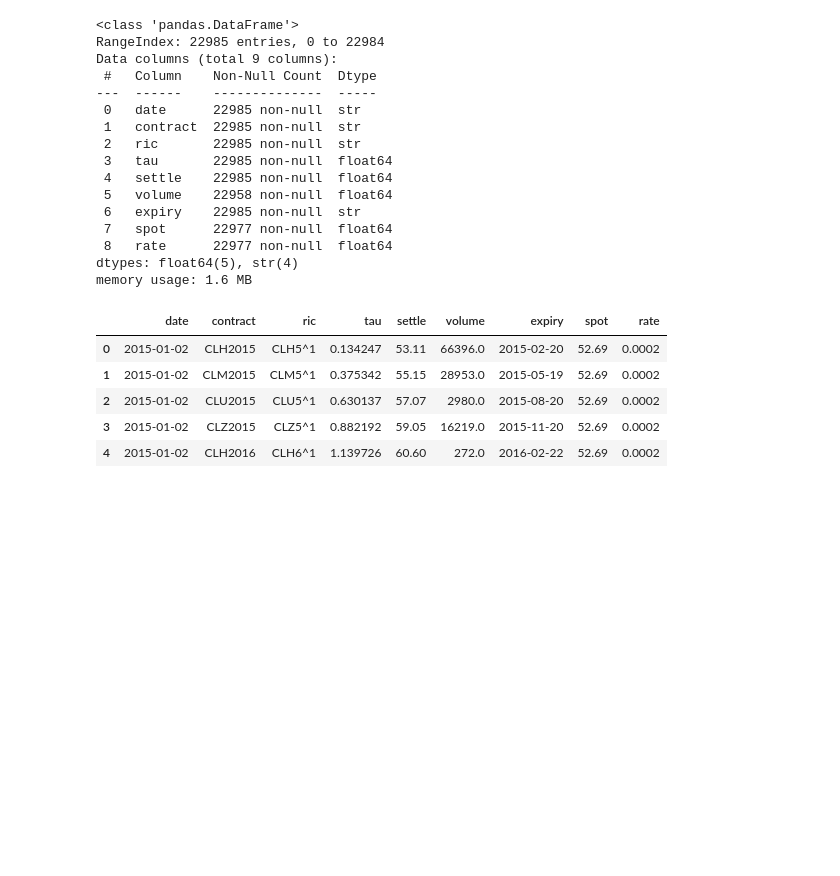
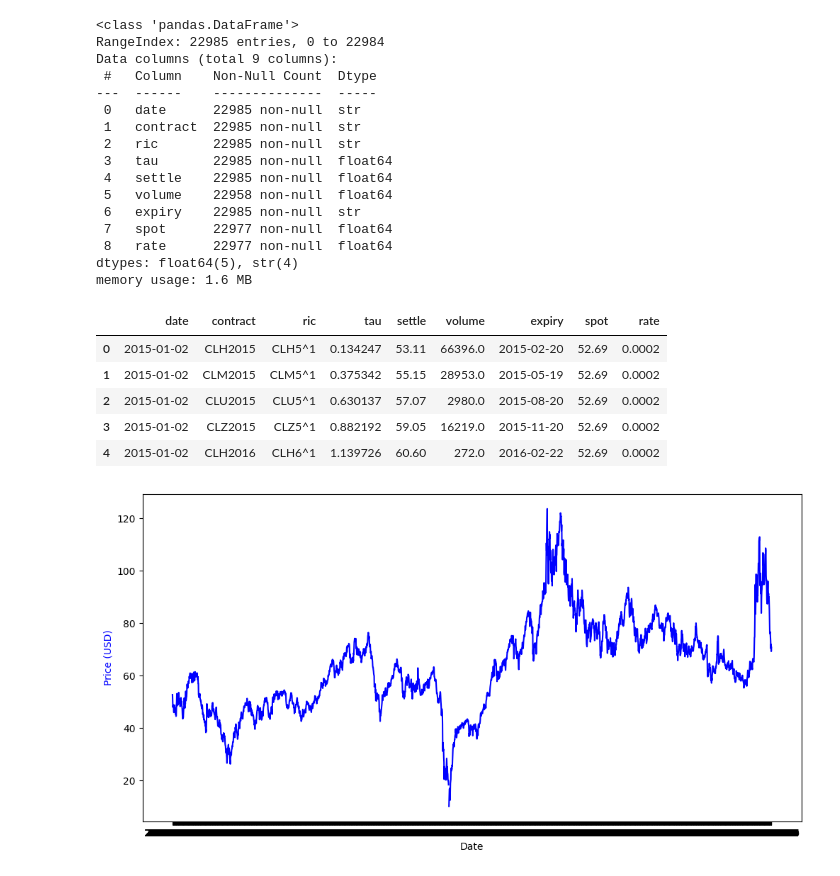
Before and after one commit to Metahemeralism/AP-PEN, a Jupyter notebook: notebooks/data_exploration.ipynb, the cells around one changed output. Cells and saved outputs as stored; diff of their text form; code cells hidden in the pictures; blank space fills up the shorter version.

```diff
--- a/notebooks/data_exploration.ipynb
+++ b/notebooks/data_exploration.ipynb
@@ -29,3 +29,13 @@ memory usage: 1.6 MB
 | 2 | 2015-01-02 | CLU2015 | CLU5^1 | 0.630137 | 57.07 | 2980.0 | 2015-08-20 | 52.69 | 0.0002 |
 | 3 | 2015-01-02 | CLZ2015 | CLZ5^1 | 0.882192 | 59.05 | 16219.0 | 2015-11-20 | 52.69 | 0.0002 |
 | 4 | 2015-01-02 | CLH2016 | CLH6^1 | 1.139726 | 60.60 | 272.0 | 2016-02-22 | 52.69 | 0.0002 |
+# %%
+import matplotlib.pyplot as plt
+
+fig, ax = plt.subplots(figsize=(12, 6))
+ax.plot(df['date'], df['spot'], label='WTI Price', color='blue')
+ax.set_xlabel('Date')
+ax.set_ylabel('Price (USD)', color='blue')
+plt.show()
+# %% [output]
+[figure, added]
```
Also changed, not shown: 49 other files.
